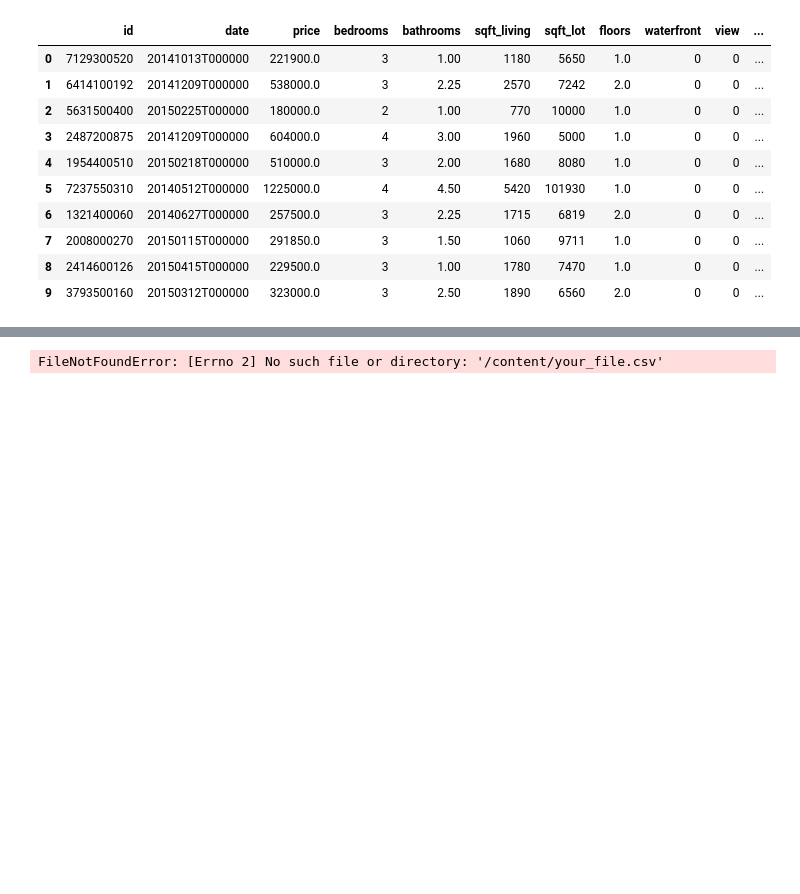
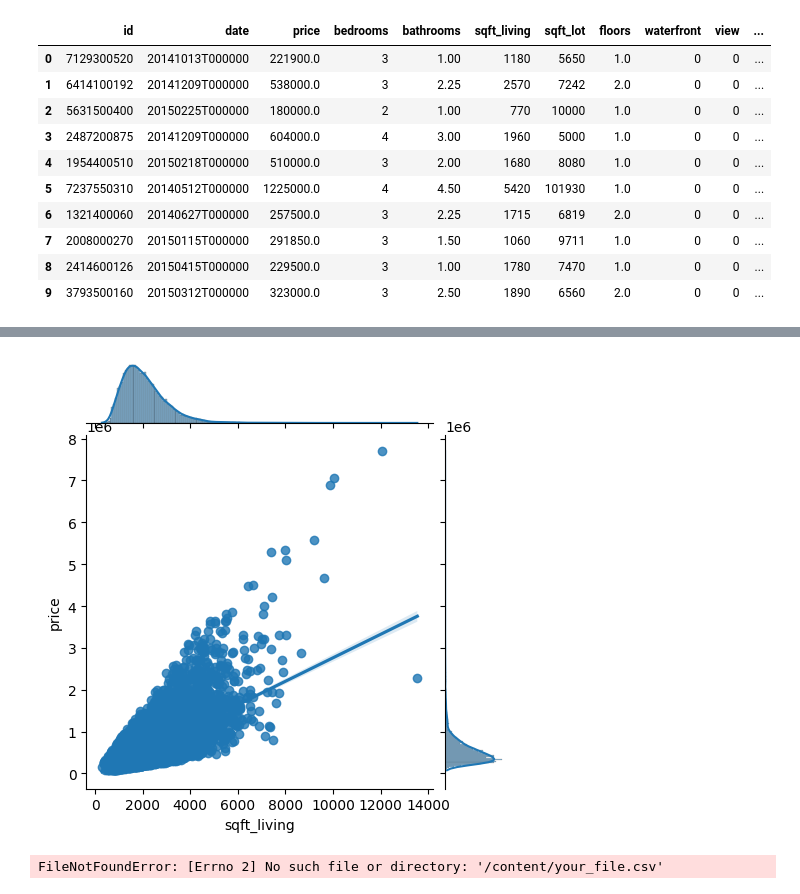
Before and after one commit to harikakatta08/Colab, a Jupyter notebook: Untitled4.ipynb, the cells around one changed output, grey strips where cells are left out. Saved outputs shown, nothing was run; the diff lists cells and outputs as text; code cells hidden in the pictures; blank space fills up the shorter version.

```diff
--- a/Untitled4.ipynb
+++ b/Untitled4.ipynb
@@ -23,3 +57,8 @@ df.head(10)
+# %%
+sns.jointplot(x="sqft_living",y="price",data=df,kind='reg',height=5)
+plt.show()
+# %% [output]
+[figure, added]
 # %%
 import pandas as pd
 
```
Also changed, not shown: parts of 2 cells of this notebook.
